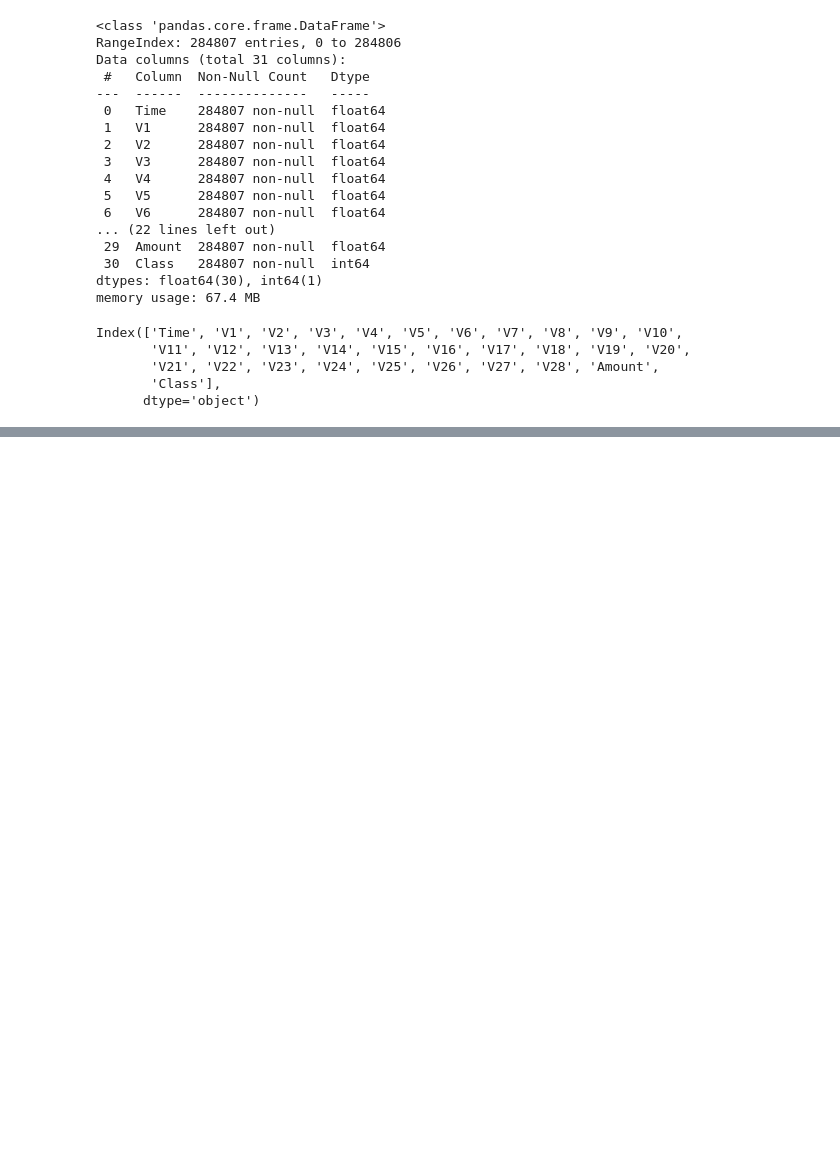
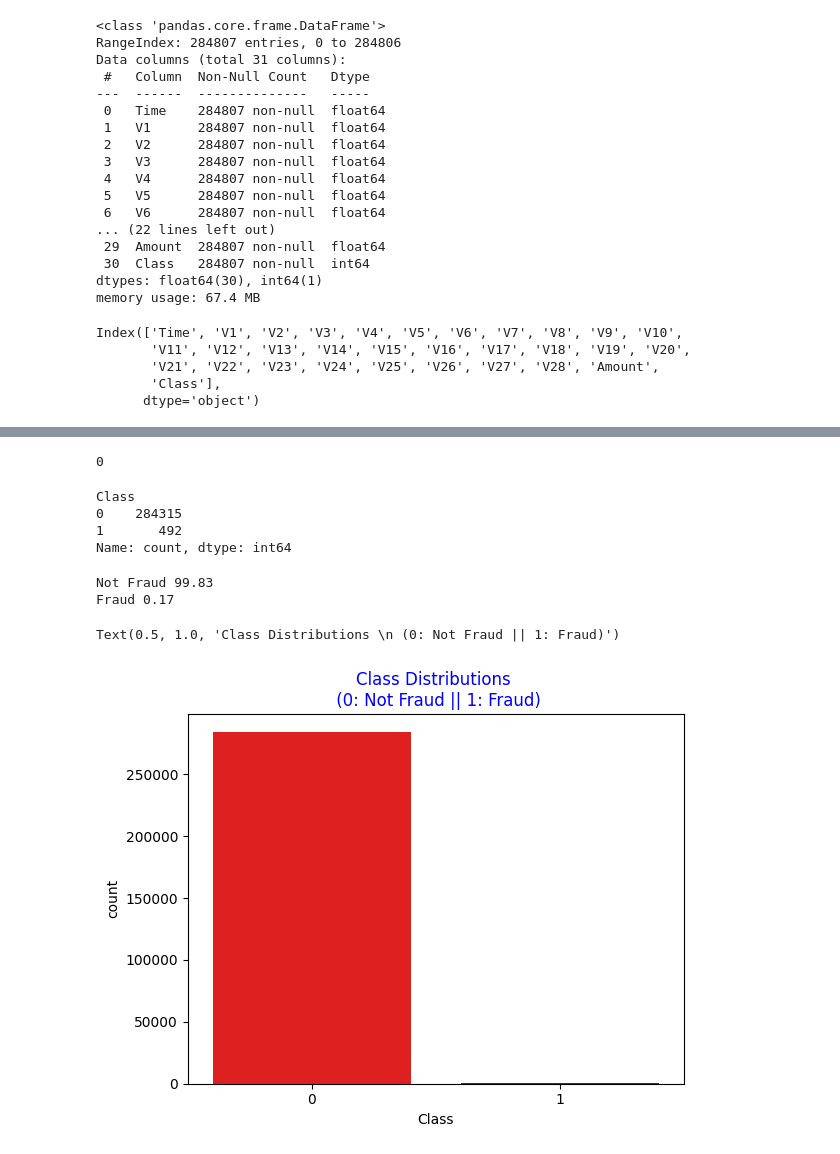
Before and after one commit to MohsseniMahdi/anomguard, a Jupyter notebook: notebooks/notebook_manju.ipynb, the cells around one changed output, grey strips where cells are left out. Cells and saved outputs as stored; diff of their text form; code cells hidden in the pictures; blank space fills up the shorter version.

```diff
--- a/notebooks/notebook_manju.ipynb
+++ b/notebooks/notebook_manju.ipynb
@@ -100,10 +100,5 @@ Index(['Time', 'V1', 'V2', 'V3', 'V4', 'V5', 'V6', 'V7', 'V8', 'V9', 'V10',
        'V21', 'V22', 'V23', 'V24', 'V25', 'V26', 'V27', 'V28', 'Amount',
        'Class'],
       dtype='object')
-# %%
-data['Transaction_Per_Minute'] = data['Amount'] / (data['Time'] / 60 + 1)  # Transactions per minute
-data['Amount_Log'] = np.log1p(data['Amount'])  # Log transformation to reduce skew
-data['V1_V2_interaction'] = data['V1'] * data['V2']  # Feature interaction
-# %%
-scaler  = StandardScaler()
-data[['Amount_Log', 'V1_V2_interaction']] = scaler.fit_transform(data[['Amount_Log', 'V1_V2_interaction']])
+# %%
+df = data.copy()
@@ -109,0 +152,2 @@ data[['Amount_Log', 'V1_V2_interaction']] = scaler.fit_transform(data[['Amount_L
+# %%
+df['Hour'] = (df['Time'] // 3600) % 24
@@ -109,0 +184,23 @@ data[['Amount_Log', 'V1_V2_interaction']] = scaler.fit_transform(data[['Amount_L
+# %%
+df.isnull().sum().max()
+# %% [output]
+0
+# %%
+df["Class"].value_counts()
+# %% [output]
+Class
+0    284315
+1       492
+Name: count, dtype: int64
+# %%
+print('Not Fraud', round(df['Class'].value_counts()[0]/len(df) * 100,2))
+print('Fraud', round(df['Class'].value_counts()[1]/len(df) * 100,2))
+# %% [output]
+Not Fraud 99.83
+Fraud 0.17
+# %%
+sns.countplot(x ='Class', data=df, palette=["red","blue"])
+plt.title('Class Distributions \n (0: Not Fraud || 1: Fraud)', fontsize=12, color="Blue")
+# %% [output]
+Text(0.5, 1.0, 'Class Distributions \n (0: Not Fraud || 1: Fraud)')
+[figure, added]
```
Also changed, not shown: parts of 23 cells of this notebook, 3 other files.
